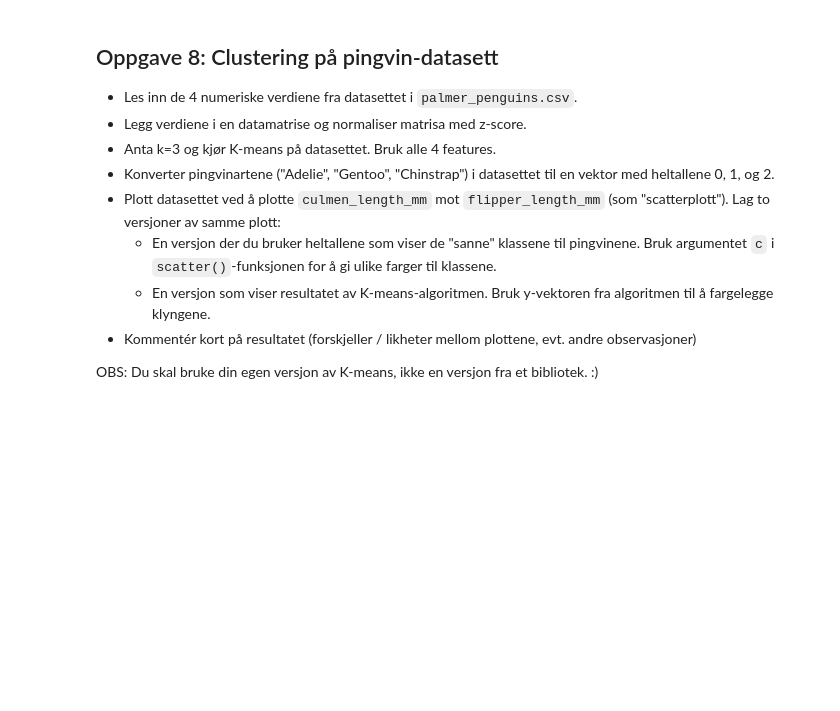
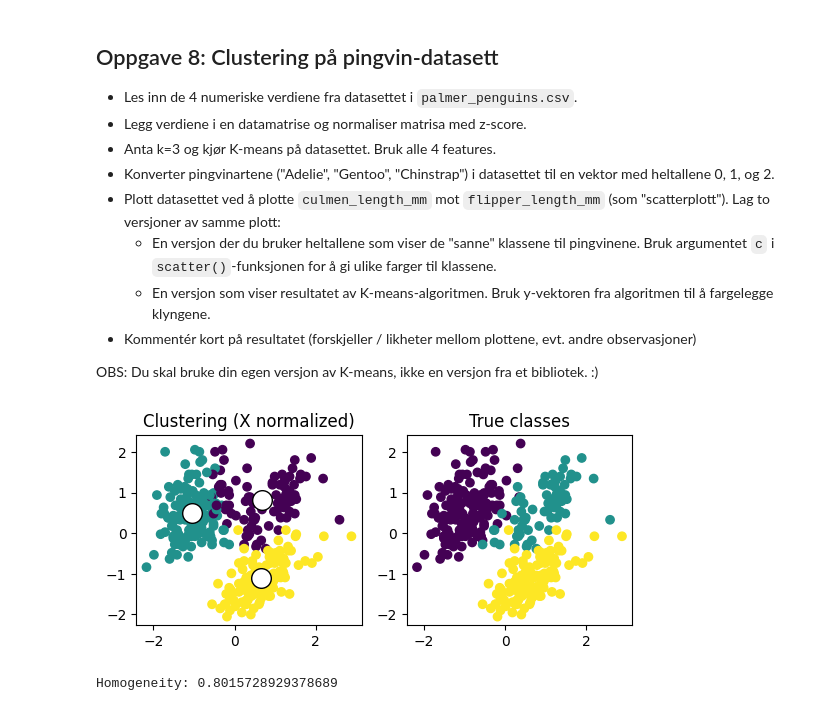
Before and after one commit to majonestube/ng6_clustering, a Jupyter notebook: clustering.ipynb, the cells around one changed output. Saved outputs shown, nothing was run; the diff lists cells and outputs as text; code cells hidden in the pictures; blank space fills up the shorter version.

```diff
--- a/clustering.ipynb
+++ b/clustering.ipynb
@@ -511,0 +492,41 @@ pass
+# %%
+file_path = 'palmer_penguins.csv'
+with open(file_path, "r", newline="") as file:
+  csvreader = csv.reader(file)
+  data = [row for row in csvreader]
+header = data[0]
+data = np.array(data[1:])
+
+# Filter columns and remove "NA" rows
+is_col = np.isin(header, ["species", "culmen_length_mm", "culmen_depth_mm", "flipper_length_mm", "body_mass_g"])
+data_filt = data[:, is_col]
+is_na = np.any(data_filt == "NA", axis=1)  # True if any element in row is NA
+data_filt = data_filt[~is_na, :]
+
+# Extract features
+X = data_filt[:, 1:].astype(float)  # Culmen length/depth
+
+# Extract species and convert to numeric
+y_text = data_filt[:, 0]  #
+y_unique = list(np.unique(y_text))
+y = [y_unique.index(species) for species in y_text]  # Convert text to numbers
+
+# Normalize the results
+X_norm = (X - np.mean(X, axis=0)) / np.std(X, axis=0)
+
+y_clust, C = kmeans(X_norm, 3)
+
+# Plot clustering with normalized data
+fig, axs = plt.subplots(ncols=2)
+axs[0].scatter(X_norm[:, 0], X_norm[:, 1], c=y_clust)
+axs[0].scatter(C[:, 0], C[:, 1], marker="o", s=200, c="w", edgecolors="k")
+axs[1].scatter(X_norm[:, 0], X_norm[:, 1], c=y)
+axs[0].set_aspect("equal")
+axs[1].set_aspect("equal")
+axs[0].set_title("Clustering (X normalized)")
+axs[1].set_title("True classes")
+plt.show()
+print(f"Homogeneity: {sklearn.metrics.homogeneity_score(y,y_clust)}")
+# %% [output]
+[figure, added]
+Homogeneity: 0.8015728929378689
```
Also changed, not shown: parts of 4 cells of this notebook.
